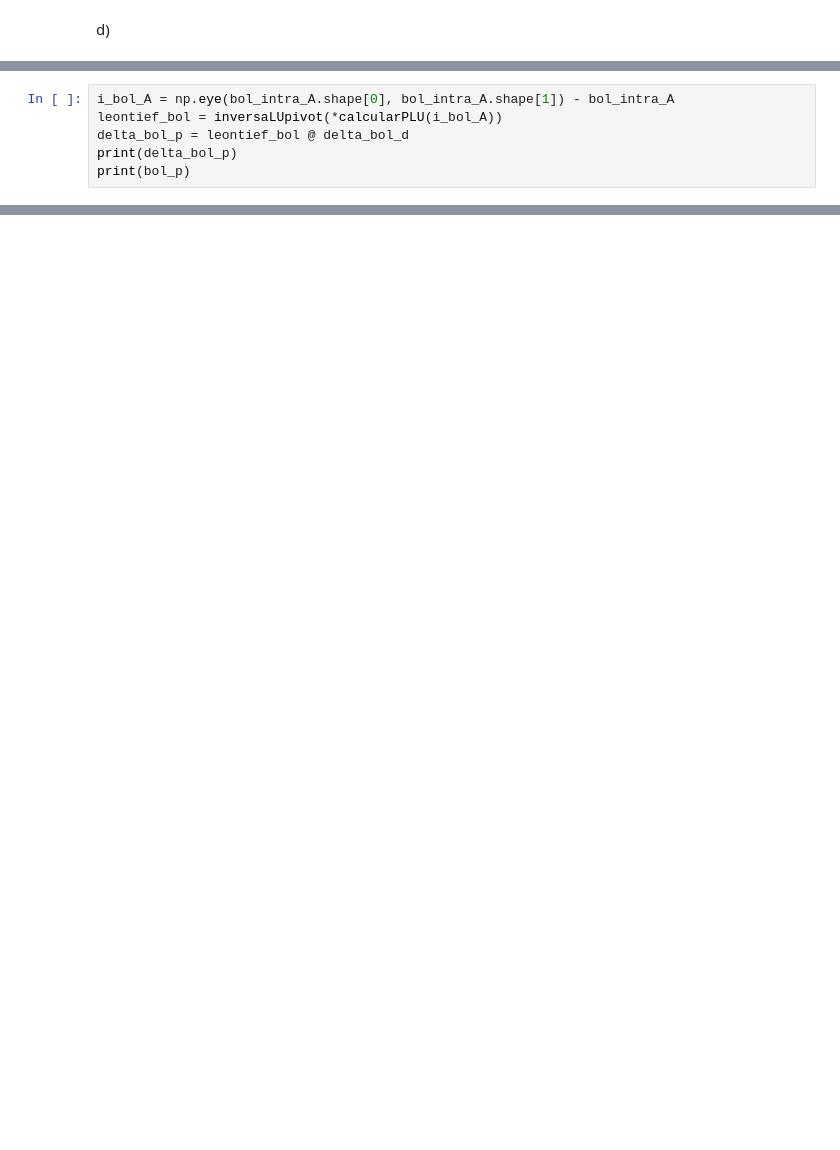
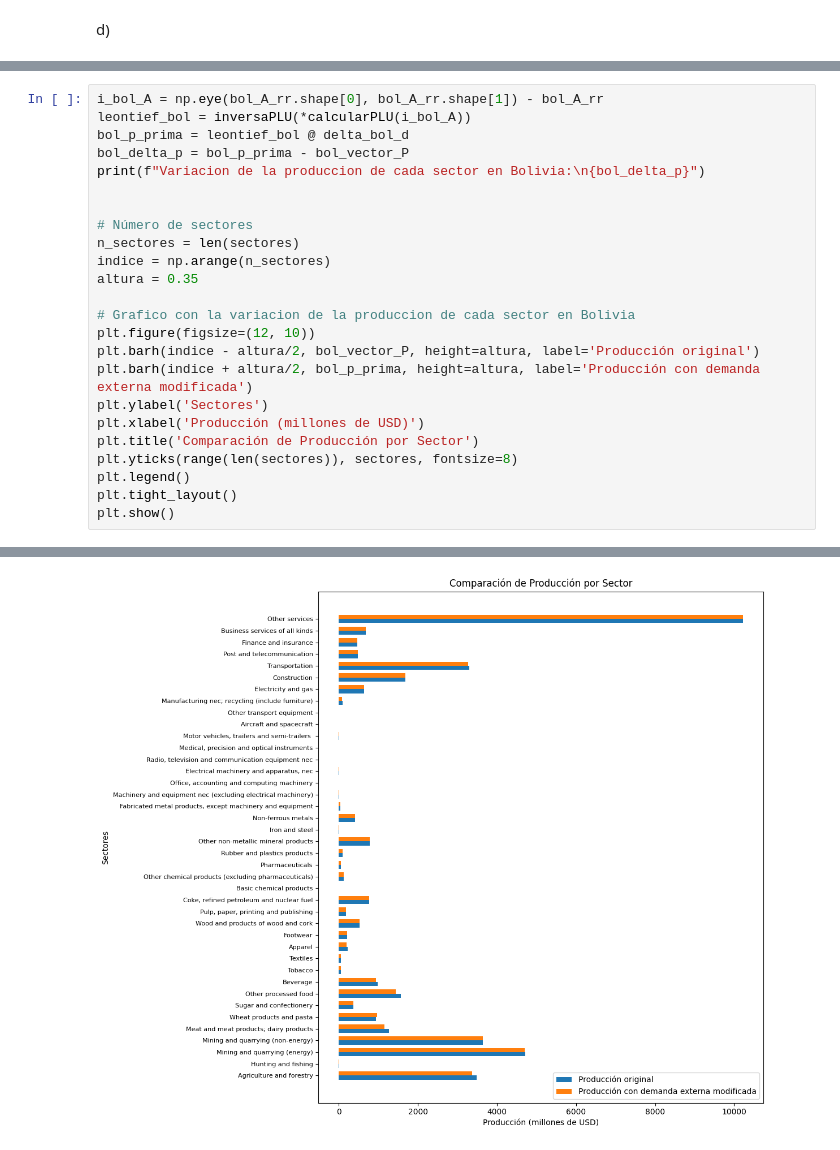
Before and after one commit to agusruss0/TP1-ALC-2C-2024, a Jupyter notebook: template-alumnos/grupo_XX_TP1.ipynb, the cells around one changed output, grey strips where cells are left out. Drawn from its saved outputs; the diff is of its cells as text; blank space fills up the shorter version.

```diff
--- a/template-alumnos/grupo_XX_TP1.ipynb
+++ b/template-alumnos/grupo_XX_TP1.ipynb
@@ -274,7 +288,25 @@ delta_bol_d = bol_d
 # %%
-i_bol_A = np.eye(bol_intra_A.shape[0], bol_intra_A.shape[1]) - bol_intra_A
-leontief_bol = inversaLUpivot(*calcularPLU(i_bol_A))
-delta_bol_p = leontief_bol @ delta_bol_d
-print(delta_bol_p)
-print(bol_p)
+i_bol_A = np.eye(bol_A_rr.shape[0], bol_A_rr.shape[1]) - bol_A_rr
+leontief_bol = inversaPLU(*calcularPLU(i_bol_A))
+bol_p_prima = leontief_bol @ delta_bol_d
+bol_delta_p = bol_p_prima - bol_vector_P
+print(f"Variacion de la produccion de cada sector en Bolivia:\n{bol_delta_p}")
+
+
+# Número de sectores
+n_sectores = len(sectores)
+indice = np.arange(n_sectores)
+altura = 0.35
+
+# Grafico con la variacion de la produccion de cada sector en Bolivia
+plt.figure(figsize=(12, 10))
+plt.barh(indice - altura/2, bol_vector_P, height=altura, label='Producción original')
+plt.barh(indice + altura/2, bol_p_prima, height=altura, label='Producción con demanda externa modificada')
+plt.ylabel('Sectores')
+plt.xlabel('Producción (millones de USD)')
+plt.title('Comparación de Producción por Sector')
+plt.yticks(range(len(sectores)), sectores, fontsize=8)
+plt.legend()
+plt.tight_layout()
+plt.show()
 # %% [output]
@@ -297,0 +324 @@ Name: Output, dtype: float64
+[figure, added]
```
Also changed, not shown: parts of 22 cells of this notebook, 2 other files.
